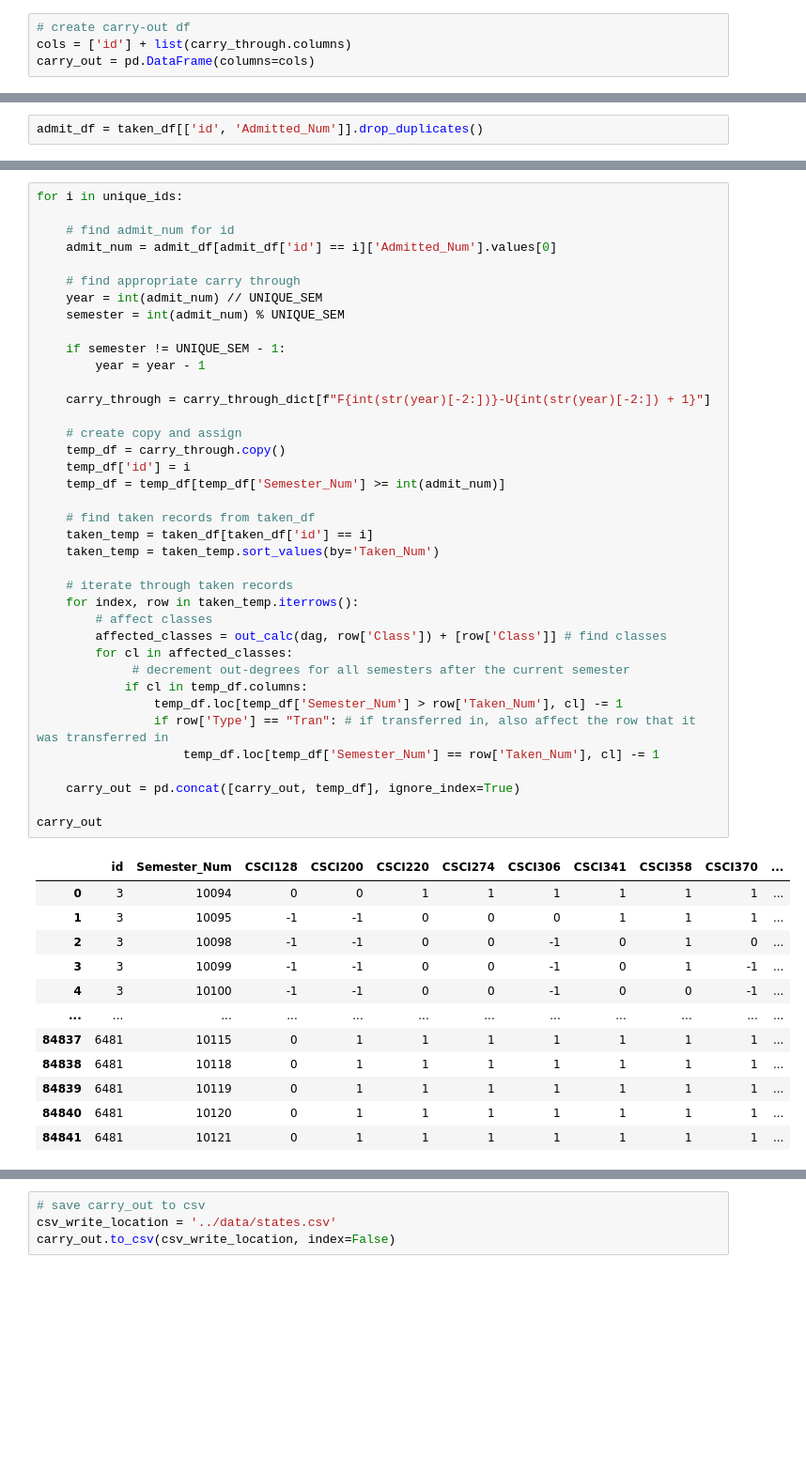
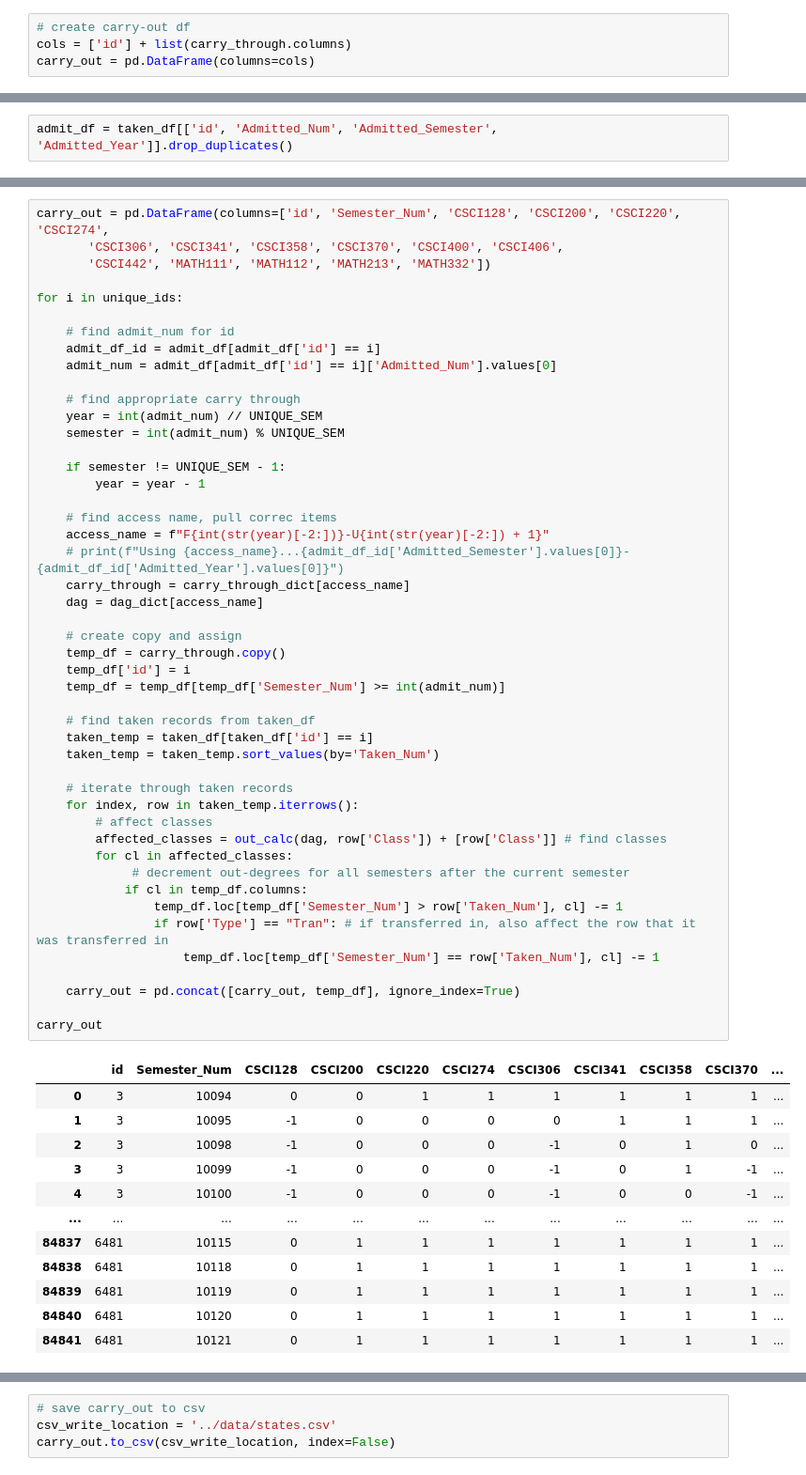
Before and after one commit to ifrycolorado/Enrollment_Project, a Jupyter notebook: src/dag.ipynb, the cells around one changed output, grey strips where cells are left out. Shown at 94% size. Drawn from its saved outputs; the diff is of its cells as text; blank space fills up the shorter version.

```diff
--- a/src/dag.ipynb
+++ b/src/dag.ipynb
@@ -147,2 +163,2 @@ carry_out = pd.DataFrame(columns=cols)
 # %%
-admit_df = taken_df[['id', 'Admitted_Num']].drop_duplicates()
+admit_df = taken_df[['id', 'Admitted_Num', 'Admitted_Semester', 'Admitted_Year']].drop_duplicates()
@@ -154,7 +165,12 @@ print(sorted(admit_df['Admitted_Num'].unique()))
 # %%
+carry_out = pd.DataFrame(columns=['id', 'Semester_Num', 'CSCI128', 'CSCI200', 'CSCI220', 'CSCI274',
+       'CSCI306', 'CSCI341', 'CSCI358', 'CSCI370', 'CSCI400', 'CSCI406',
+       'CSCI442', 'MATH111', 'MATH112', 'MATH213', 'MATH332'])
+
 for i in unique_ids:
 
     # find admit_num for id
+    admit_df_id = admit_df[admit_df['id'] == i]
     admit_num = admit_df[admit_df['id'] == i]['Admitted_Num'].values[0]
 
     # find appropriate carry through
@@ -164,38 +180,42 @@ for i in unique_ids:
     if semester != UNIQUE_SEM - 1:
         year = year - 1
 
-    carry_through = carry_through_dict[f"F{int(str(year)[-2:])}-U{int(str(year)[-2:]) + 1}"]
+    # find access name, pull correc items
+    access_name = f"F{int(str(year)[-2:])}-U{int(str(year)[-2:]) + 1}"
+    # print(f"Using {access_name}...{admit_df_id['Admitted_Semester'].values[0]}-{admit_df_id['Admitted_Year'].values[0]}")
+    carry_through = carry_through_dict[access_name]
+    dag = dag_dict[access_name]
 
     # create copy and assign
     temp_df = carry_through.copy()
     temp_df['id'] = i
     temp_df = temp_df[temp_df['Semester_Num'] >= int(admit_num)]
 
     # find taken records from taken_df
     taken_temp = taken_df[taken_df['id'] == i]
     taken_temp = taken_temp.sort_values(by='Taken_Num')
 
     # iterate through taken records
     for index, row in taken_temp.iterrows():
         # affect classes
         affected_classes = out_calc(dag, row['Class']) + [row['Class']] # find classes
         for cl in affected_classes:
              # decrement out-degrees for all semesters after the current semester
             if cl in temp_df.columns:
                 temp_df.loc[temp_df['Semester_Num'] > row['Taken_Num'], cl] -= 1
                 if row['Type'] == "Tran": # if transferred in, also affect the row that it was transferred in
                     temp_df.loc[temp_df['Semester_Num'] == row['Taken_Num'], cl] -= 1
 
     carry_out = pd.concat([carry_out, temp_df], ignore_index=True)
 
 carry_out
 # %% [output]
 |  | id | Semester_Num | CSCI128 | CSCI200 | CSCI220 | CSCI274 | CSCI306 | CSCI341 | CSCI358 | CSCI370 | ... |
 | 0 | 3 | 10094 | 0 | 0 | 1 | 1 | 1 | 1 | 1 | 1 | ... |
-| 1 | 3 | 10095 | -1 | -1 | 0 | 0 | 0 | 1 | 1 | 1 | ... |
-| 2 | 3 | 10098 | -1 | -1 | 0 | 0 | -1 | 0 | 1 | 0 | ... |
-| 3 | 3 | 10099 | -1 | -1 | 0 | 0 | -1 | 0 | 1 | -1 | ... |
-| 4 | 3 | 10100 | -1 | -1 | 0 | 0 | -1 | 0 | 0 | -1 | ... |
+| 1 | 3 | 10095 | -1 | 0 | 0 | 0 | 0 | 1 | 1 | 1 | ... |
+| 2 | 3 | 10098 | -1 | 0 | 0 | 0 | -1 | 0 | 1 | 0 | ... |
+| 3 | 3 | 10099 | -1 | 0 | 0 | 0 | -1 | 0 | 1 | -1 | ... |
+| 4 | 3 | 10100 | -1 | 0 | 0 | 0 | -1 | 0 | 0 | -1 | ... |
 | ... | ... | ... | ... | ... | ... | ... | ... | ... | ... | ... | ... |
 | 84837 | 6481 | 10115 | 0 | 1 | 1 | 1 | 1 | 1 | 1 | 1 | ... |
 | 84838 | 6481 | 10118 | 0 | 1 | 1 | 1 | 1 | 1 | 1 | 1 | ... |
```
Also changed, not shown: parts of 4 cells of this notebook, 3 other files.
